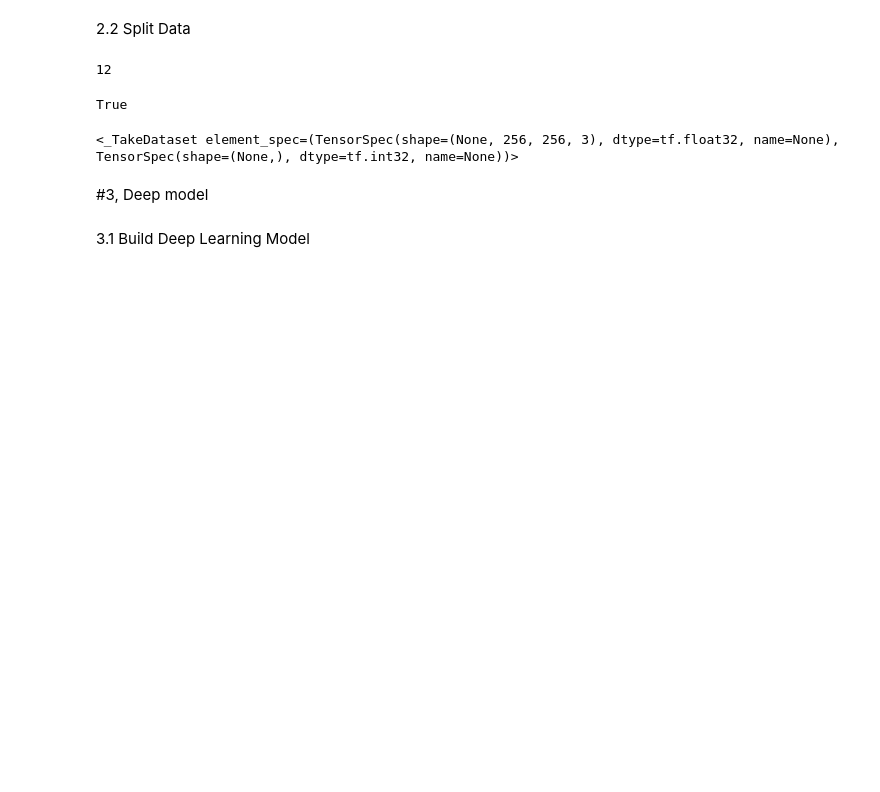
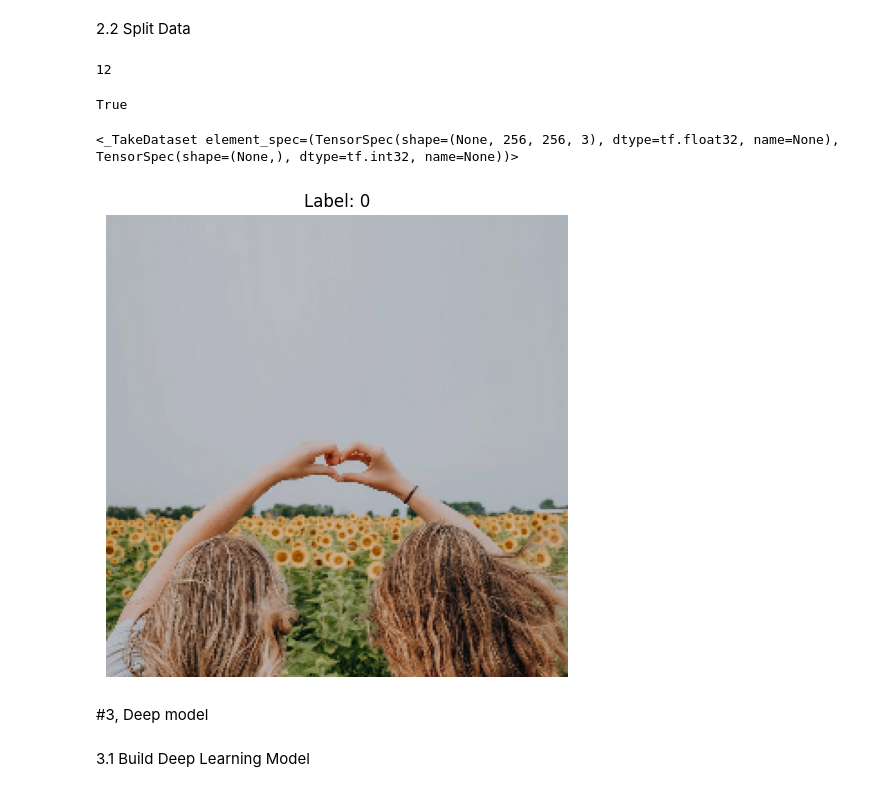
Before and after one commit to kibrus/Emotion-detector, a Jupyter notebook: CNN_Emotion_Image_Classifier.ipynb, the cells around one changed output. Saved outputs shown, nothing was run; the diff lists cells and outputs as text; code cells hidden in the pictures; blank space fills up the shorter version.

```diff
--- a/CNN_Emotion_Image_Classifier.ipynb
+++ b/CNN_Emotion_Image_Classifier.ipynb
@@ -249,3 +319,27 @@ len(train_augmented)
+# %%
+#plot random image
+import numpy as np
+import matplotlib.pyplot as plt
+
+# Convert the dataset to a list to easily access the images
+# Note: This might be inefficient if your dataset is very large, consider using batching.
+images, labels = next(iter(train))
+
+# Select a random index
+random_index = np.random.randint(0, images.shape[0])
+
+# Get the random image and label
+random_image = images[random_index].numpy()
+random_label = labels[random_index].numpy()
+
+# Plot the random image
+plt.figure(figsize=(6, 6))
+plt.imshow(random_image)
+plt.title(f'Label: {random_label}')
+plt.axis('off')  # Hide axes
+plt.show()
+# %% [output]
+[figure, added]
 # %% [markdown]
 #3, Deep model
 # %% [markdown]
```
Also changed, not shown: parts of 33 cells of this notebook.
